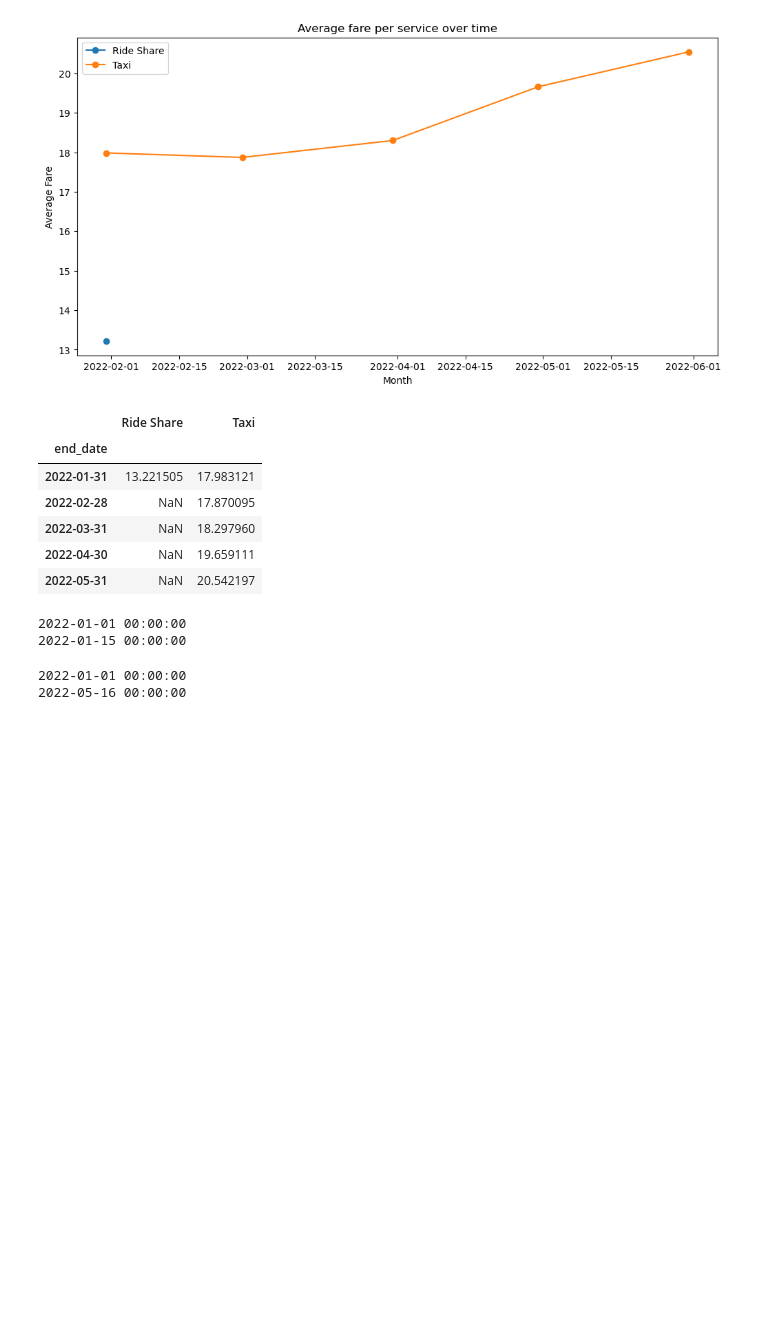
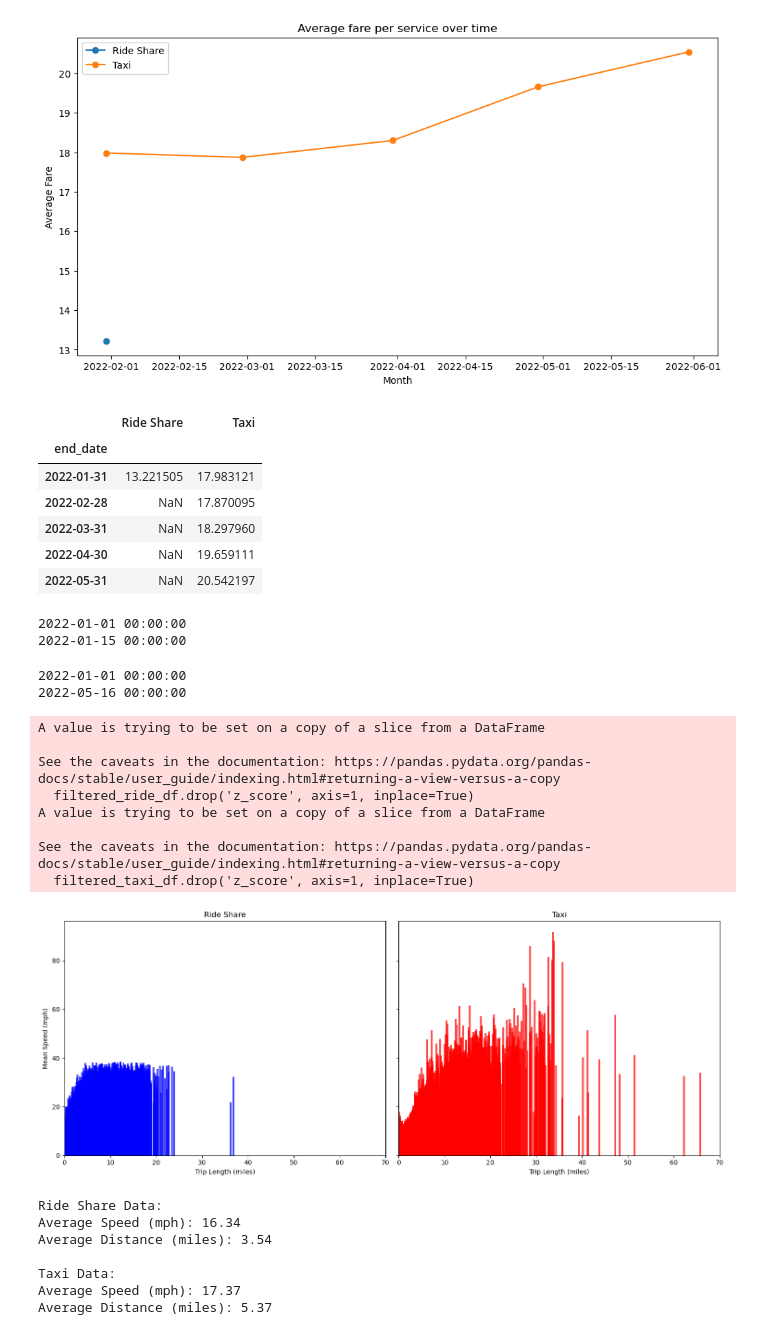
Before and after one commit to shaildesai98/Project-, a Jupyter notebook: test_notebook.ipynb, the cells around one changed output. Cells and saved outputs as stored; diff of their text form; code cells hidden in the pictures; blank space fills up the shorter version.

Commit message:
speed analysis

```diff
--- a/test_notebook.ipynb
+++ b/test_notebook.ipynb
@@ -254,3 +254,83 @@ print(taxi_df.index.max())
 # %% [output]
 2022-01-01 00:00:00
 2022-05-16 00:00:00
+# %%
+# Create the "speed_mph" column and handle zeros as before
+ride_df['speed_mph'] = (ride_df['trip_miles'] / (ride_df['trip_seconds'] / 3600)).round(2)
+ride_df['speed_mph'] = np.where((ride_df['trip_miles'] == 0) | (ride_df['trip_seconds'] == 0), 0, ride_df['speed_mph'])
+
+taxi_df['speed_mph'] = (taxi_df['trip_miles'] / (taxi_df['trip_seconds'] / 3600)).round(2)
+taxi_df['speed_mph'] = np.where((taxi_df['trip_miles'] == 0) | (taxi_df['trip_seconds'] == 0), 0, taxi_df['speed_mph'])
+
+# Define the z-score threshold for outliers (e.g., 3 standard deviations)
+z_score_threshold = 3
+
+# Find outliers in ride_df and taxi_df using z-score
+ride_df['z_score'] = np.abs(stats.zscore(ride_df['speed_mph']))
+taxi_df['z_score'] = np.abs(stats.zscore(taxi_df['speed_mph']))
+
+# Filter out the outliers from both DataFrames
+filtered_ride_df = ride_df[ride_df['z_score'] <= z_score_threshold]
+filtered_taxi_df = taxi_df[taxi_df['z_score'] <= z_score_threshold]
+
+# Remove the z-score column (not needed anymore)
+filtered_ride_df.drop('z_score', axis=1, inplace=True)
+filtered_taxi_df.drop('z_score', axis=1, inplace=True)
+
+# Calculate mean speed for each trip length category
+ride_speed_by_length = filtered_ride_df.groupby('trip_miles')['speed_mph'].mean()
+taxi_speed_by_length = filtered_taxi_df.groupby('trip_miles')['speed_mph'].mean()
+
+# Create two subplots for ride share and taxi data
+fig, (ax1, ax2) = plt.subplots(1, 2, figsize=(15, 6), sharey=True)
+
+# Plot ride share data in the first subplot
+ax1.bar(ride_speed_by_length.index, ride_speed_by_length.values, color='blue', width=0.4, alpha=0.7)
+ax1.set_title('Ride Share')
+ax1.set_xlabel('Trip Length (miles)')
+ax1.set_ylabel('Mean Speed (mph)')
+ax1.set_xlim(0, 70)
+
+# Plot taxi data in the second subplot
+ax2.bar(taxi_speed_by_length.index, taxi_speed_by_length.values, color='red', width=0.4, alpha=0.7)
+ax2.set_title('Taxi')
+ax2.set_xlabel('Trip Length (miles)')
+ax2.set_xlim(0, 70)
+
+# Show the subplots
+plt.tight_layout()
+plt.show()
+
+# Calculate the average speed and distance for ride share data
+average_ride_speed = filtered_ride_df['speed_mph'].mean()
+average_ride_distance = filtered_ride_df['trip_miles'].mean()
+
+# Calculate the average speed and distance for taxi data
+average_taxi_speed = filtered_taxi_df['speed_mph'].mean()
+average_taxi_distance = filtered_taxi_df['trip_miles'].mean()
+
+# Print the results
+print("Ride Share Data:")
+print(f"Average Speed (mph): {average_ride_speed:.2f}")
+print(f"Average Distance (miles): {average_ride_distance:.2f}")
+
+print("\nTaxi Data:")
+print(f"Average Speed (mph): {average_taxi_speed:.2f}")
+print(f"Average Distance (miles): {average_taxi_distance:.2f}")
+# %% [output]
+A value is trying to be set on a copy of a slice from a DataFrame
+
+See the caveats in the documentation: https://pandas.pydata.org/pandas-docs/stable/user_guide/indexing.html#returning-a-view-versus-a-copy
+  filtered_ride_df.drop('z_score', axis=1, inplace=True)
+A value is trying to be set on a copy of a slice from a DataFrame
+
+See the caveats in the documentation: https://pandas.pydata.org/pandas-docs/stable/user_guide/indexing.html#returning-a-view-versus-a-copy
+  filtered_taxi_df.drop('z_score', axis=1, inplace=True)
+[figure, added]
+Ride Share Data:
+Average Speed (mph): 16.34
+Average Distance (miles): 3.54
+
+Taxi Data:
+Average Speed (mph): 17.37
+Average Distance (miles): 5.37
```
